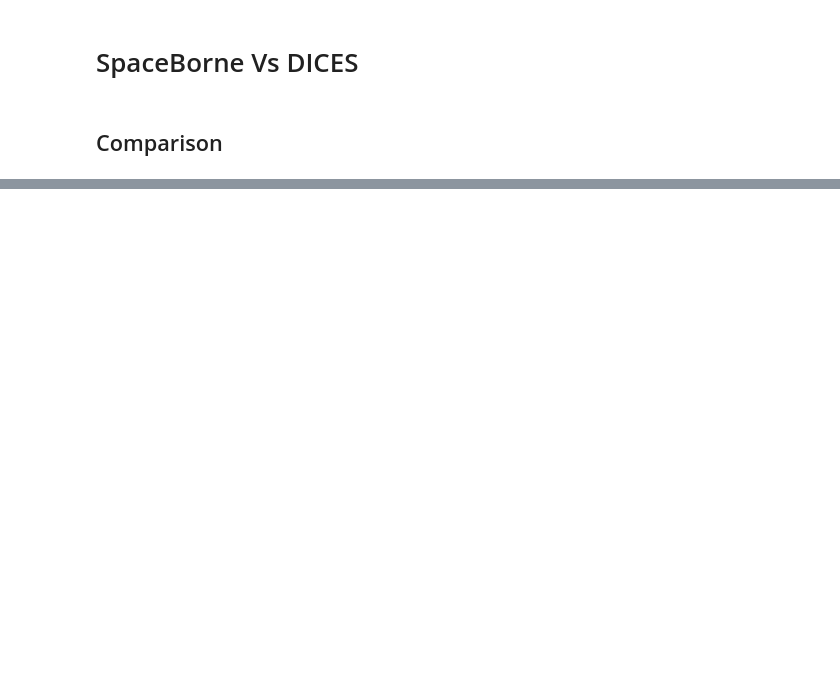
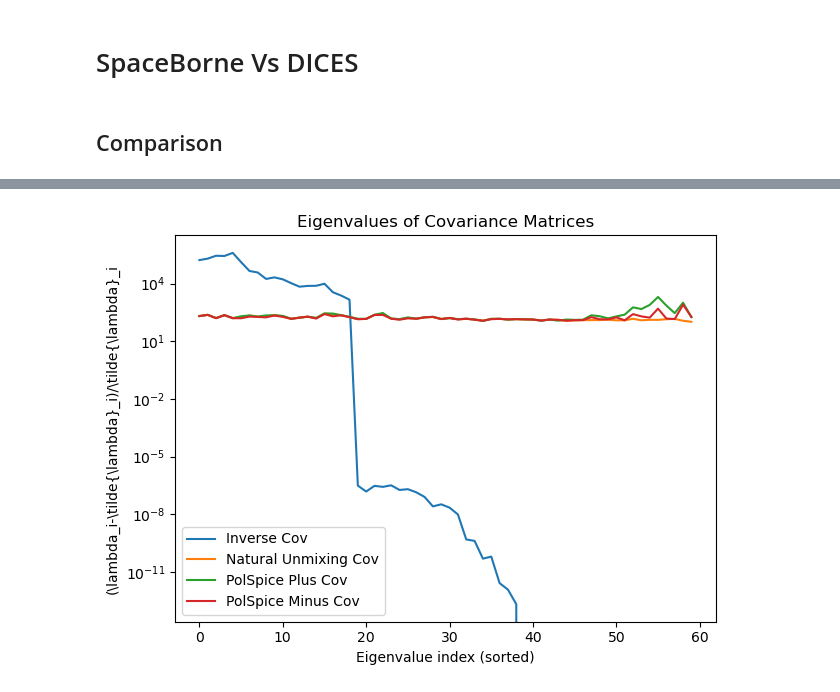
Before and after one commit to JaimeRZP/GLASS_cov_challenge, a Jupyter notebook: unmixing_comparison.ipynb, the cells around one changed output, grey strips where cells are left out. Drawn from its saved outputs; the diff is of its cells as text; code cells hidden in the pictures; blank space fills up the shorter version.

```diff
--- a/unmixing_comparison.ipynb
+++ b/unmixing_comparison.ipynb
@@ -108,11 +132,13 @@ _theory_cqs = heracles.binned(_theory_cls, ledges)
+# %%
+ensemble_cov = heracles.read(f"{mode}_sims/covs/cov_cls.fits")
+ensemble_covqq = heracles.read(f"{mode}_sims/covs/cov_cqs.fits")
 # %%
-if binned:
-    if apply_mask:
-        ensemble_cov = heracles.read(f"{mode}_sims/covs/cov_cqs_wmask.fits")
-    else:
-        ensemble_cov = heracles.read(f"{mode}_sims/covs/cov_cqs.fits")
-else:
-    if apply_mask:
-        ensemble_cov = heracles.read(f"{mode}_sims/covs/cov_cls_wmask.fits")
-    else:
-        ensemble_cov = heracles.read(f"{mode}_sims/covs/cov_cls.fits")
+inv_ensemble_cov = heracles.read(f"{mode}_sims/covs/cov_inv_cls.fits")
+nu_ensemble_cov = heracles.read(f"{mode}_sims/covs/cov_nu_cls.fits")
+pp_ensemble_cov = heracles.read(f"{mode}_sims/covs/cov_pp_cls.fits")
+pm_ensemble_cov = heracles.read(f"{mode}_sims/covs/cov_pm_cls.fits")
+
+inv_ensemble_covqq = heracles.read(f"{mode}_sims/covs/cov_inv_cqs.fits")
+nu_ensemble_covqq = heracles.read(f"{mode}_sims/covs/cov_nu_cqs.fits")
+pp_ensemble_covqq = heracles.read(f"{mode}_sims/covs/cov_pp_cqs.fits")
+pm_ensemble_covqq = heracles.read(f"{mode}_sims/covs/cov_pm_cqs.fits")
@@ -130,26 +145,26 @@ else:
 # %%
 # Flattened ensemble Covariance
-flat_ensemble_cov = dices.flatten(ensemble_cov)
+flat_ensemble_cov = dices.flatten(ensemble_covqq)
 flat_ensemble_corr = flat_ensemble_cov / np.sqrt(
     np.diag(flat_ensemble_cov)[:, None] * np.diag(flat_ensemble_cov)[None, :]
 )
 # Flattened inverse Covariance
-flat_inv_ensemble_cov = dices.flatten(inv_ensemble_cov)
+flat_inv_ensemble_cov = dices.flatten(inv_ensemble_covqq)
 flat_inv_ensemble_corr = flat_inv_ensemble_cov / np.sqrt(
     np.diag(flat_inv_ensemble_cov)[:, None] * np.diag(flat_inv_ensemble_cov)[None, :]
 )
 # Flattened nu ensemble Covariance
-flat_nu_ensemble_cov = dices.flatten(nu_ensemble_cov)
+flat_nu_ensemble_cov = dices.flatten(nu_ensemble_covqq)
 flat_nu_ensemble_corr = flat_nu_ensemble_cov / np.sqrt(
     np.diag(flat_nu_ensemble_cov)[:, None] * np.diag(flat_nu_ensemble_cov)[None, :]
 )
 # Flattened PolSpice plus Covariance
-flat_pp_ensemble_cov = dices.flatten(pp_ensemble_cov)
+flat_pp_ensemble_cov = dices.flatten(pp_ensemble_covqq)
 flat_pp_ensemble_corr = flat_pp_ensemble_cov / np.sqrt(
     np.diag(flat_pp_ensemble_cov)[:, None] * np.diag(flat_pp_ensemble_cov)[None, :]
 )
 # Flattened PolSpice minus Covariance
-flat_pm_ensemble_cov = dices.flatten(pm_ensemble_cov)
+flat_pm_ensemble_cov = dices.flatten(pm_ensemble_covqq)
 flat_pm_ensemble_corr = flat_pm_ensemble_cov / np.sqrt(
     np.diag(flat_pm_ensemble_cov)[:, None] * np.diag(flat_pm_ensemble_cov)[None, :]
 )
@@ -181,27 +198,29 @@ plt.show()
 # %%
 # Compute eigenvalues
 eig_ens = np.linalg.eigvalsh(flat_ensemble_cov)
 eig_inv_ens = np.linalg.eigvalsh(flat_inv_ensemble_cov)
 eig_nu_ens = np.linalg.eigvalsh(flat_nu_ensemble_cov)
 eig_pp_ens = np.linalg.eigvalsh(flat_pp_ensemble_cov)
 eig_pm_ens = np.linalg.eigvalsh(flat_pm_ensemble_cov)
 
 # Sort eigenvalues for plotting
 eig_ens_sorted = np.sort(eig_ens)[::-1]
 eig_inv_ens_sorted = np.sort(eig_inv_ens)[::-1]
 eig_nu_ens_sorted = np.sort(eig_nu_ens)[::-1]
 eig_pp_ens_sorted = np.sort(eig_pp_ens)[::-1]
 eig_pm_ens_sorted = np.sort(eig_pm_ens)[::-1]
 
 #plt.figure(figsize=(8, 6))
-plt.semilogy(eig_ens_sorted, label='Ensemble Cov')
-plt.semilogy(eig_inv_ens_sorted, label='Inverse Cov')
-plt.semilogy(eig_nu_ens_sorted, label='Natural Unmixing Cov')
-plt.semilogy(eig_pp_ens_sorted, label='PolSpice Plus Cov')
-plt.semilogy(eig_pm_ens_sorted, label='PolSpice Minus Cov')
+#plt.semilogy(eig_ens_sorted, label='Ensemble Cov')
+plt.semilogy(eig_inv_ens_sorted/eig_ens_sorted, label='Inverse Cov')
+plt.semilogy(eig_nu_ens_sorted/eig_ens_sorted, label='Natural Unmixing Cov')
+plt.semilogy(eig_pp_ens_sorted/eig_ens_sorted, label='PolSpice Plus Cov')
+plt.semilogy(eig_pm_ens_sorted/eig_ens_sorted, label='PolSpice Minus Cov')
 plt.xlabel('Eigenvalue index (sorted)')
 plt.ylabel(r'(\lambda_i-\tilde{\lambda}_i)/\tilde{\lambda}_i')
 plt.title('Eigenvalues of Covariance Matrices')
 plt.legend()
 plt.tight_layout()
 plt.show()
+# %% [output]
+[figure, added]
```
Also changed, not shown: parts of 15 cells of this notebook, 7 other files.
